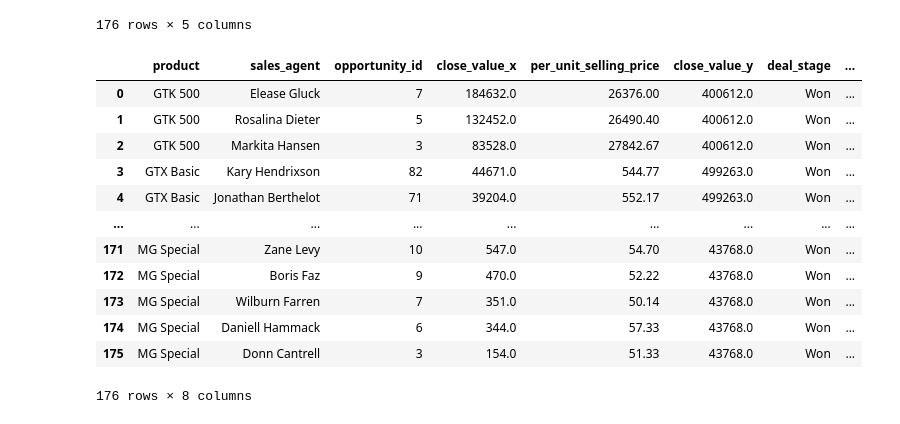
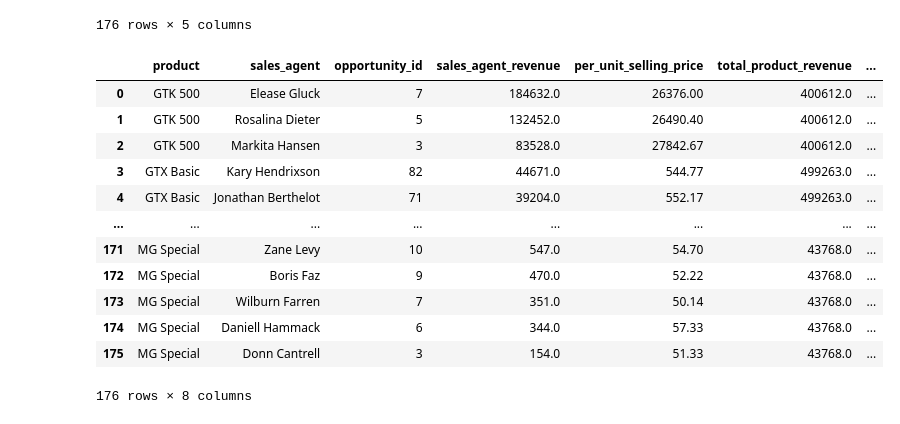
Before and after one commit to SuyogPatgave/Python_Codes-Projects, a Jupyter notebook: CRM_Project.ipynb, the cells around one changed output. Drawn from its saved outputs; the diff is of its cells as text; code cells hidden in the pictures.

```diff
--- a/CRM_Project.ipynb
+++ b/CRM_Project.ipynb
@@ -1212,17 +1212,19 @@ resulte3_1
 # %%
 resultf1 = pd.merge(resulte3_1, resultd3, on = 'product', how='left')
 resultf1
+resultf1 = resultf1.rename(columns = {'close_value_x': 'sales_agent_revenue', 'close_value_y':'total_product_revenue'})
+resultf1
 # %% [output]
-|  | product | sales_agent | opportunity_id | close_value_x | per_unit_selling_price | close_value_y | deal_stage | ... |
-| 0 | GTK 500 | Elease Gluck | 7 | 184632.0 | 26376.00 | 400612.0 | Won | ... |
-| 1 | GTK 500 | Rosalina Dieter | 5 | 132452.0 | 26490.40 | 400612.0 | Won | ... |
-| 2 | GTK 500 | Markita Hansen | 3 | 83528.0 | 27842.67 | 400612.0 | Won | ... |
-| 3 | GTX Basic | Kary Hendrixson | 82 | 44671.0 | 544.77 | 499263.0 | Won | ... |
-| 4 | GTX Basic | Jonathan Berthelot | 71 | 39204.0 | 552.17 | 499263.0 | Won | ... |
-| ... | ... | ... | ... | ... | ... | ... | ... | ... |
-| 171 | MG Special | Zane Levy | 10 | 547.0 | 54.70 | 43768.0 | Won | ... |
-| 172 | MG Special | Boris Faz | 9 | 470.0 | 52.22 | 43768.0 | Won | ... |
-| 173 | MG Special | Wilburn Farren | 7 | 351.0 | 50.14 | 43768.0 | Won | ... |
-| 174 | MG Special | Daniell Hammack | 6 | 344.0 | 57.33 | 43768.0 | Won | ... |
-| 175 | MG Special | Donn Cantrell | 3 | 154.0 | 51.33 | 43768.0 | Won | ... |
+|  | product | sales_agent | opportunity_id | sales_agent_revenue | per_unit_selling_price | total_product_revenue | ... |
+| 0 | GTK 500 | Elease Gluck | 7 | 184632.0 | 26376.00 | 400612.0 | ... |
+| 1 | GTK 500 | Rosalina Dieter | 5 | 132452.0 | 26490.40 | 400612.0 | ... |
+| 2 | GTK 500 | Markita Hansen | 3 | 83528.0 | 27842.67 | 400612.0 | ... |
+| 3 | GTX Basic | Kary Hendrixson | 82 | 44671.0 | 544.77 | 499263.0 | ... |
+| 4 | GTX Basic | Jonathan Berthelot | 71 | 39204.0 | 552.17 | 499263.0 | ... |
+| ... | ... | ... | ... | ... | ... | ... | ... |
+| 171 | MG Special | Zane Levy | 10 | 547.0 | 54.70 | 43768.0 | ... |
+| 172 | MG Special | Boris Faz | 9 | 470.0 | 52.22 | 43768.0 | ... |
+| 173 | MG Special | Wilburn Farren | 7 | 351.0 | 50.14 | 43768.0 | ... |
+| 174 | MG Special | Daniell Hammack | 6 | 344.0 | 57.33 | 43768.0 | ... |
+| 175 | MG Special | Donn Cantrell | 3 | 154.0 | 51.33 | 43768.0 | ... |
 176 rows × 8 columns
```
Also changed, not shown: parts of 4 cells of this notebook.
